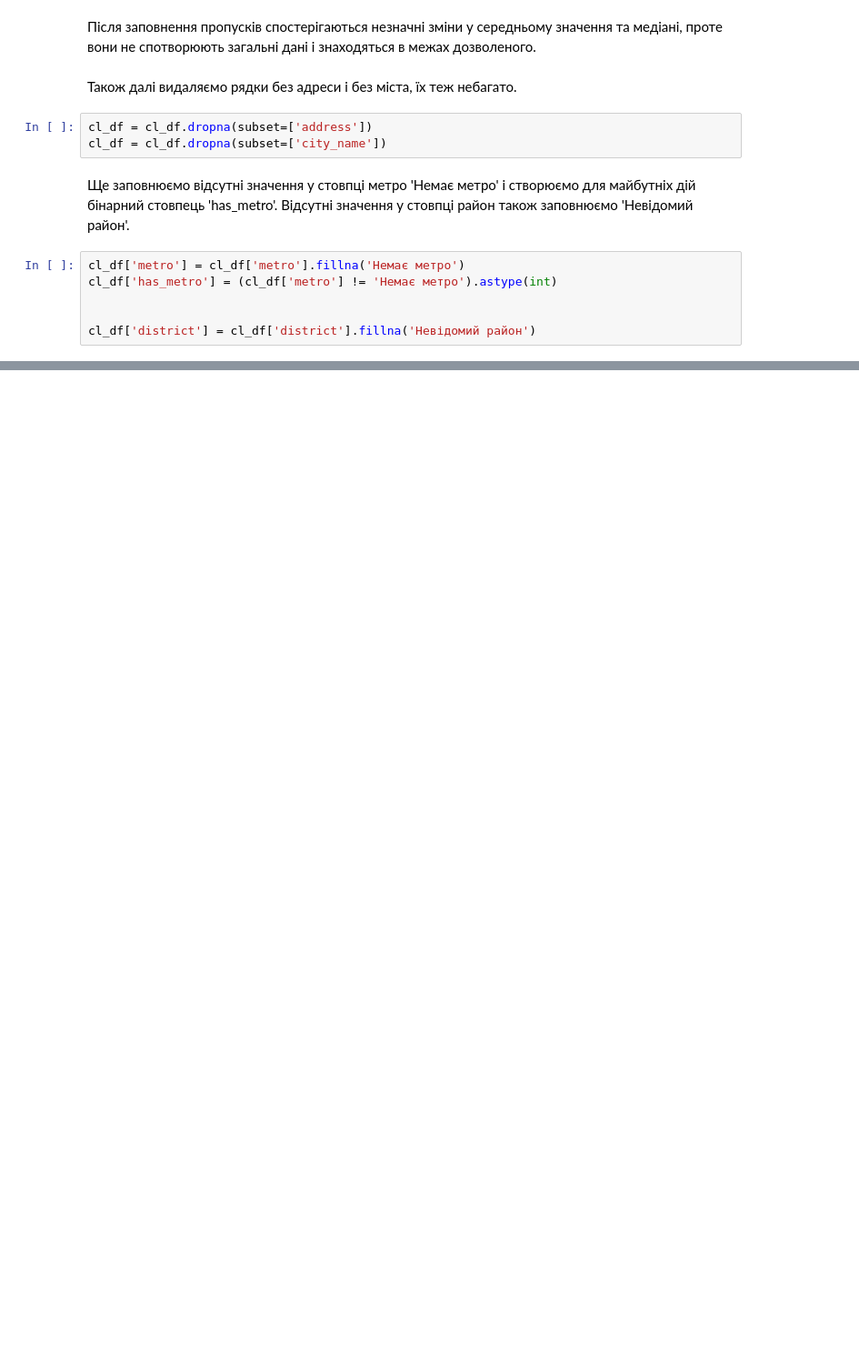
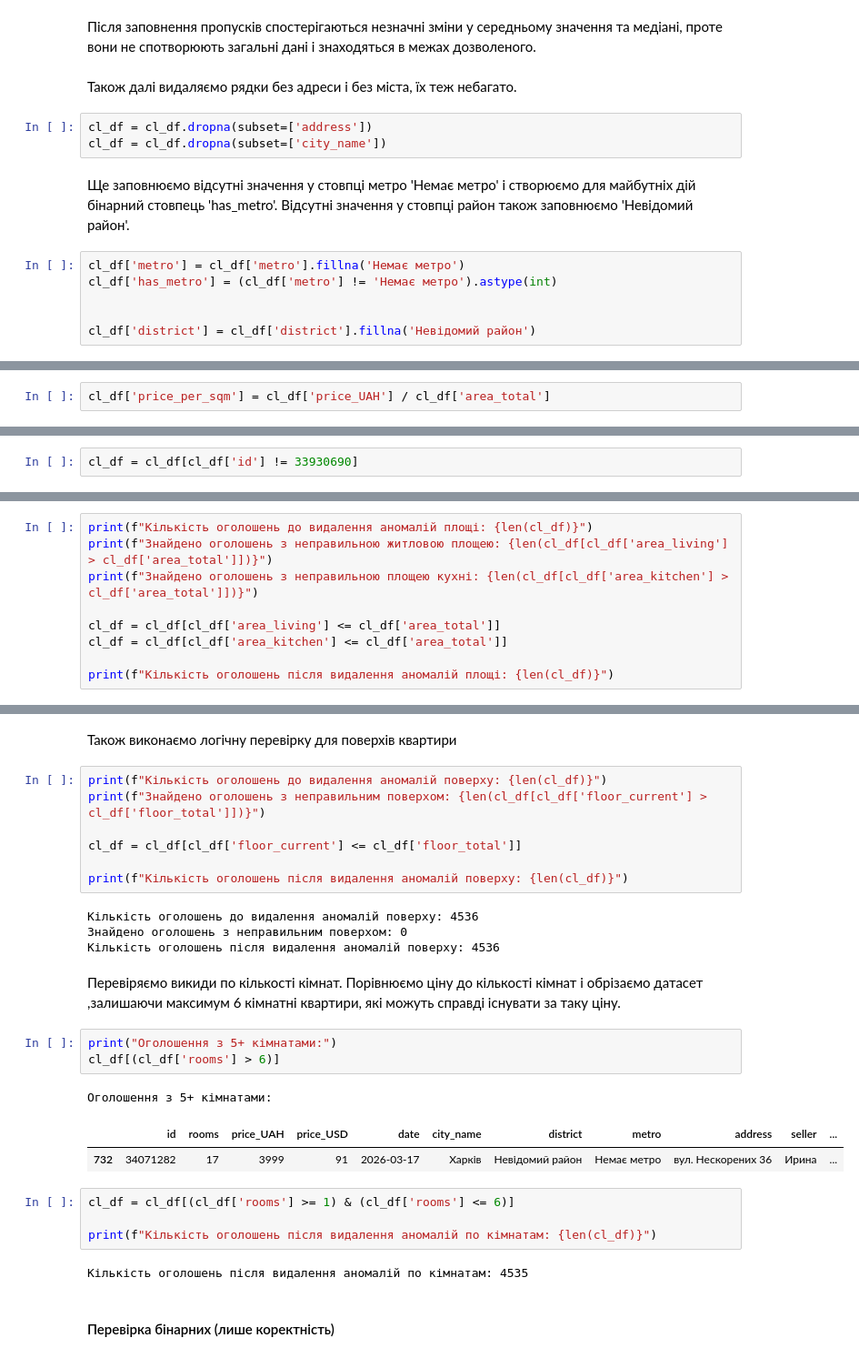
Before and after one commit to kon7drat-illia/Residential-Rental-Market-Analysis, a Jupyter notebook: notebook.ipynb, the cells around one changed output, grey strips where cells are left out. Shown at 91% size. Cells and saved outputs as stored; diff of their text form; blank space fills up the shorter version.

```diff
--- a/notebook.ipynb
+++ b/notebook.ipynb
@@ -514,0 +666,2 @@ memory usage: 1.1 MB
+# %%
+cl_df['price_per_sqm'] = cl_df['price_UAH'] / cl_df['area_total']
@@ -514,0 +694,2 @@ memory usage: 1.1 MB
+# %%
+cl_df = cl_df[cl_df['id'] != 33930690]
@@ -514,0 +698,9 @@ memory usage: 1.1 MB
+# %%
+print(f"Кількість оголошень до видалення аномалій площі: {len(cl_df)}")
+print(f"Знайдено оголошень з неправильною житловою площею: {len(cl_df[cl_df['area_living'] > cl_df['area_total']])}")
+print(f"Знайдено оголошень з неправильною площею кухні: {len(cl_df[cl_df['area_kitchen'] > cl_df['area_total']])}")
+
+cl_df = cl_df[cl_df['area_living'] <= cl_df['area_total']]
+cl_df = cl_df[cl_df['area_kitchen'] <= cl_df['area_total']]
+
+print(f"Кількість оголошень після видалення аномалій площі: {len(cl_df)}")
@@ -514,0 +736,30 @@ memory usage: 1.1 MB
+# %% [markdown]
+Також виконаємо логічну перевірку для поверхів квартири
+# %%
+print(f"Кількість оголошень до видалення аномалій поверху: {len(cl_df)}")
+print(f"Знайдено оголошень з неправильним поверхом: {len(cl_df[cl_df['floor_current'] > cl_df['floor_total']])}")
+
+cl_df = cl_df[cl_df['floor_current'] <= cl_df['floor_total']]
+
+print(f"Кількість оголошень після видалення аномалій поверху: {len(cl_df)}")
+# %% [output]
+Кількість оголошень до видалення аномалій поверху: 4536
+Знайдено оголошень з неправильним поверхом: 0
+Кількість оголошень після видалення аномалій поверху: 4536
+# %% [markdown]
+Перевіряємо викиди по кількості кімнат. Порівнюємо ціну до кількості кімнат і обрізаємо датасет ,залишаючи максимум 6 кімнатні квартири, які можуть справді існувати за таку ціну.
+# %%
+print("Оголошення з 5+ кімнатами:")
+cl_df[(cl_df['rooms'] > 6)]
+# %% [output]
+Оголошення з 5+ кімнатами:
+|  | id | rooms | price_UAH | price_USD | date | city_name | district | metro | address | seller | ... |
+| 732 | 34071282 | 17 | 3999 | 91 | 2026-03-17 | Харків | Невідомий район | Немає метро | вул. Нескорених 36 | Ирина | ... |
+# %%
+cl_df = cl_df[(cl_df['rooms'] >= 1) & (cl_df['rooms'] <= 6)]
+
+print(f"Кількість оголошень після видалення аномалій по кімнатам: {len(cl_df)}")
+# %% [output]
+Кількість оголошень після видалення аномалій по кімнатам: 4535
+# %% [markdown]
+#### Перевірка бінарних (лише коректність)
```
Also changed, not shown: parts of 48 cells of this notebook, 1 other file.
